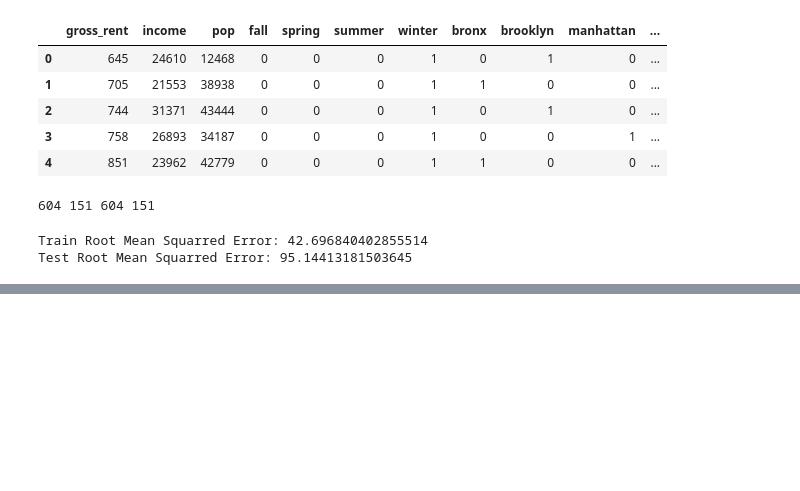
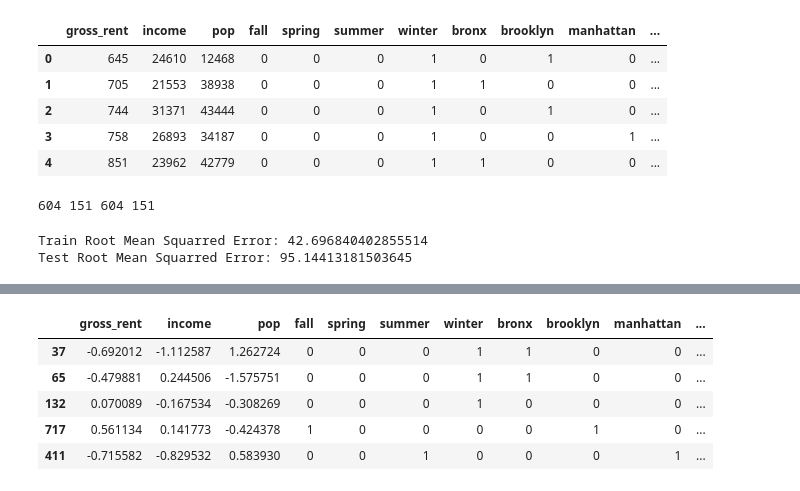
Before and after one commit to kahartman2/Project_NYC_311, a Jupyter notebook: regression_analysis.ipynb, the cells around one changed output, grey strips where cells are left out. Saved outputs shown, nothing was run; the diff lists cells and outputs as text; code cells hidden in the pictures; blank space fills up the shorter version.

```diff
--- a/regression_analysis.ipynb
+++ b/regression_analysis.ipynb
@@ -301,0 +367,24 @@ sns.distplot(y_test)
+# %%
+scaler = preprocessing.StandardScaler()
+scaler.fit(X.iloc[:,:-9])
+scaler.fit(X_train.iloc[:,:-9])
+features_scaled_train = pd.DataFrame(scaler.transform(X_train.iloc[:,:-9]), columns=X_train.columns[:-9], index=X_train.index)
+features_scaled_train['fall']= X_train.fall
+features_scaled_train['spring']= X_train.spring
+features_scaled_train['summer']= X_train.summer
+features_scaled_train['winter']= X_train.winter
+features_scaled_train['bronx']= X_train.bronx
+features_scaled_train['brooklyn']= X_train.brooklyn
+features_scaled_train['manhattan']= X_train.manhattan
+features_scaled_train['queens']= X_train.queens
+features_scaled_train['staten_island']= X_train.staten_island
+# features_scaled_train.head()
+# %%
+features_scaled_train.head()
+# %% [output]
+|  | gross_rent | income | pop | fall | spring | summer | winter | bronx | brooklyn | manhattan | ... |
+| 37 | -0.692012 | -1.112587 | 1.262724 | 0 | 0 | 0 | 1 | 1 | 0 | 0 | ... |
+| 65 | -0.479881 | 0.244506 | -1.575751 | 0 | 0 | 0 | 1 | 1 | 0 | 0 | ... |
+| 132 | 0.070089 | -0.167534 | -0.308269 | 0 | 0 | 0 | 1 | 0 | 0 | 0 | ... |
+| 717 | 0.561134 | 0.141773 | -0.424378 | 1 | 0 | 0 | 0 | 0 | 1 | 0 | ... |
+| 411 | -0.715582 | -0.829532 | 0.583930 | 0 | 0 | 1 | 0 | 0 | 0 | 1 | ... |
```
Also changed, not shown: parts of 21 cells of this notebook.
